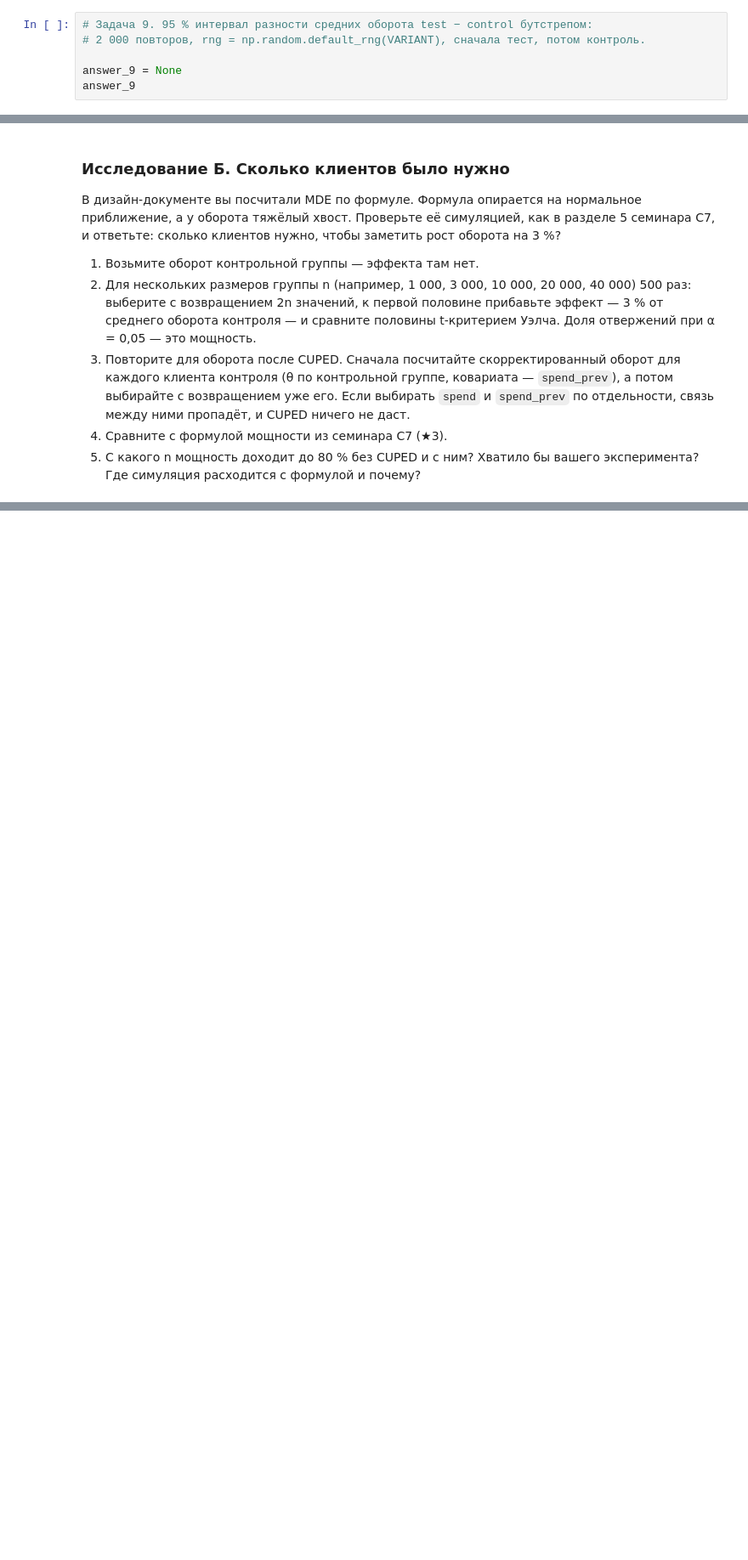
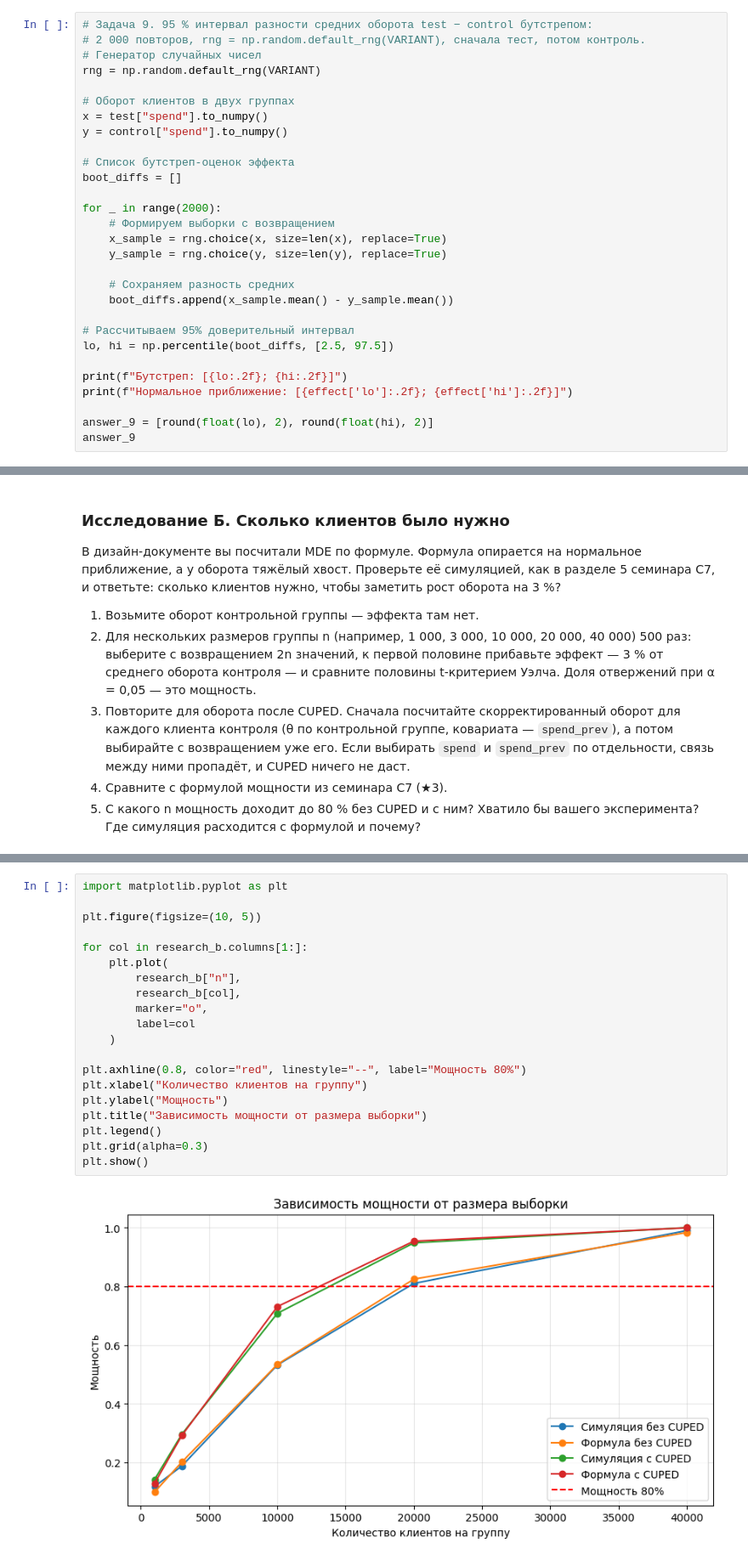
Before and after one commit to uruikvera/prime_monitoring_project, a Jupyter notebook: notebooks/hw3.ipynb, the cells around one changed output, grey strips where cells are left out. Shown at 85% size. Cells and saved outputs as stored; diff of their text form; blank space fills up the shorter version.

```diff
--- a/notebooks/hw3.ipynb
+++ b/notebooks/hw3.ipynb
@@ -583,6 +583,29 @@ tickets   0.0477  0.0509  0.0032 -0.0081  0.0145  0.5738
 # %%
 # Задача 9. 95 % интервал разности средних оборота test − control бутстрепом:
 # 2 000 повторов, rng = np.random.default_rng(VARIANT), сначала тест, потом контроль.
+# Генератор случайных чисел
+rng = np.random.default_rng(VARIANT)
 
-answer_9 = None
+# Оборот клиентов в двух группах
+x = test["spend"].to_numpy()
+y = control["spend"].to_numpy()
+
+# Список бутстреп-оценок эффекта
+boot_diffs = []
+
+for _ in range(2000):
+    # Формируем выборки с возвращением
+    x_sample = rng.choice(x, size=len(x), replace=True)
+    y_sample = rng.choice(y, size=len(y), replace=True)
+
+    # Сохраняем разность средних
+    boot_diffs.append(x_sample.mean() - y_sample.mean())
+
+# Рассчитываем 95% доверительный интервал
+lo, hi = np.percentile(boot_diffs, [2.5, 97.5])
+
+print(f"Бутстреп: [{lo:.2f}; {hi:.2f}]")
+print(f"Нормальное приближение: [{effect['lo']:.2f}; {effect['hi']:.2f}]")
+
+answer_9 = [round(float(lo), 2), round(float(hi), 2)]
 answer_9
@@ -734,3 +1116,25 @@ _Замените эту строку своим текстом, заголов
+# %%
+import matplotlib.pyplot as plt
+
+plt.figure(figsize=(10, 5))
+
+for col in research_b.columns[1:]:
+    plt.plot(
+        research_b["n"],
+        research_b[col],
+        marker="o",
+        label=col
+    )
+
+plt.axhline(0.8, color="red", linestyle="--", label="Мощность 80%")
+plt.xlabel("Количество клиентов на группу")
+plt.ylabel("Мощность")
+plt.title("Зависимость мощности от размера выборки")
+plt.legend()
+plt.grid(alpha=0.3)
+plt.show()
+# %% [output]
+[figure, added]
 # %% [markdown]
 #### ✍️ Исследование Б
 
```
Also changed, not shown: parts of 18 cells of this notebook, 2 other files.
